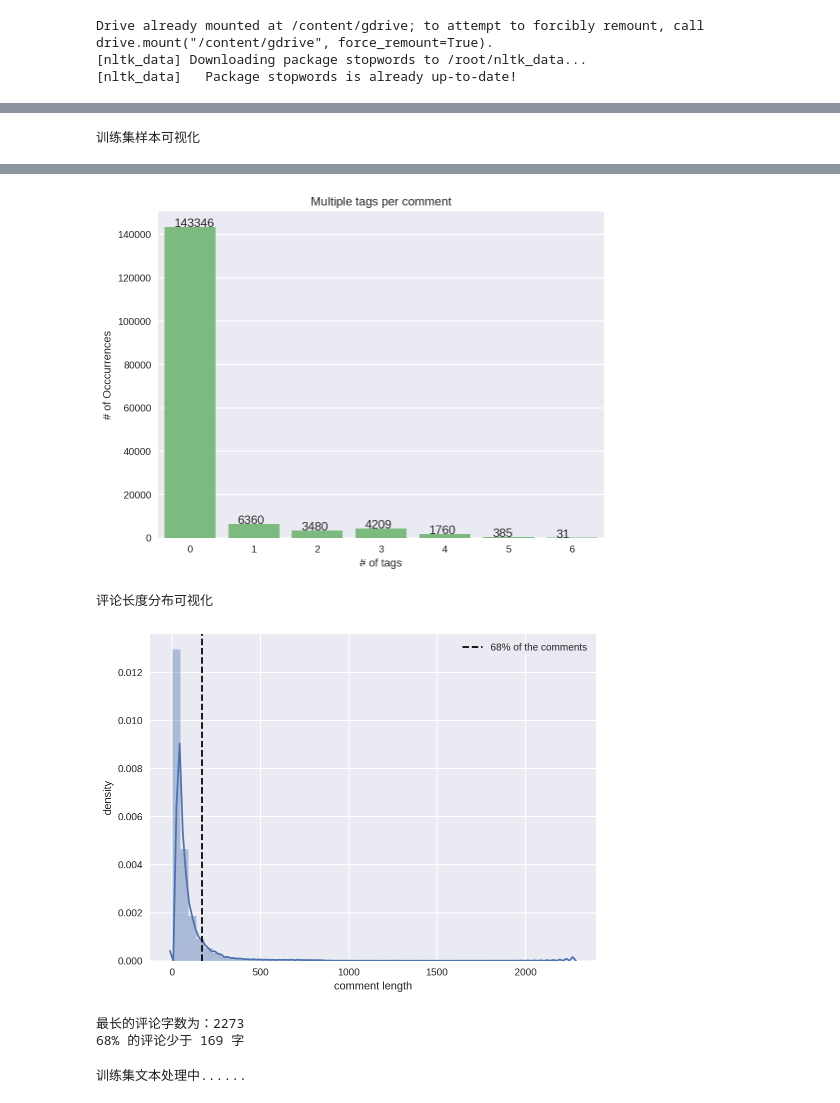
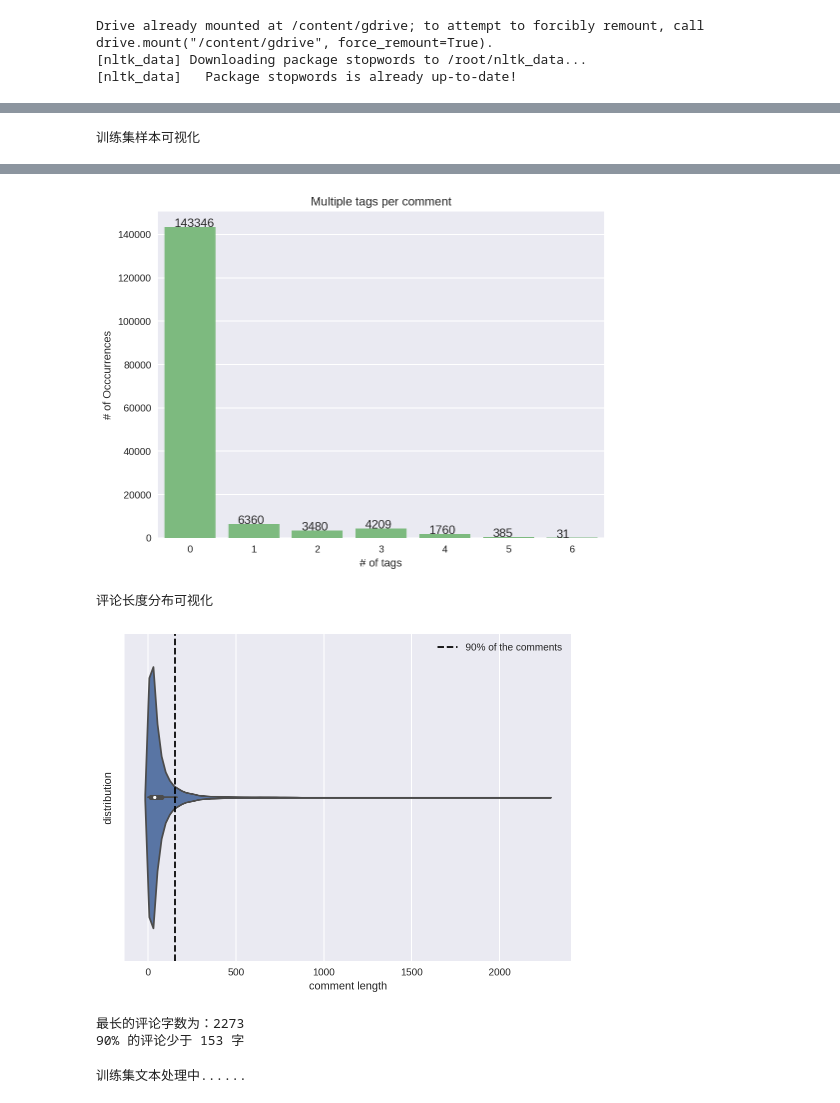
Before and after one commit to Zhengqi-Li/NLP, a Jupyter notebook: textCNN.ipynb, the cells around one changed output, grey strips where cells are left out. Drawn from its saved outputs; the diff is of its cells as text; code cells hidden in the pictures.

```diff
--- a/textCNN.ipynb
+++ b/textCNN.ipynb
@@ -105,39 +108,39 @@ plt.ylabel('# of Occcurrences')
 for a,b in enumerate(y):
     plt.text(a-0.25, b+0.05, s=b)
 plt.show()
 
 tag_num = {}
 for count in range(len(labels)+1):
     tag_num[count] = (col_sum == count).sum()
 x = list(tag_num.keys())
 y = list(tag_num.values())
 sb.barplot(x, y, palette=sb.color_palette("Greens", 1))
 plt.title('Multiple tags per comment')
 plt.xlabel('# of tags')
 plt.ylabel('# of Occcurrences')
 for a,b in enumerate(y):
     plt.text(a-0.25, b+0.05, s=b)
 plt.show()
 
 
 print('评论长度分布可视化')
 comment_len = train_data['comment_text'].apply(lambda x: len(x.split(' ')))
 # 位于长度一个标准偏差的位置的评论长度
-maxlen = np.ceil(np.mean(comment_len) + 1*np.std(comment_len)).astype('int')
-sb.distplot(comment_len)
-plt.axvline(x=maxlen, color='k', linestyle='--', label='68% of the comments')
+maxlen = int(np.percentile(comment_len, [90]))
+sb.violinplot(comment_len);
+plt.axvline(x=maxlen, color='k', linestyle='--', label='90% of the comments')
 plt.xlabel('comment length');
-plt.ylabel('density');
+plt.ylabel('distribution');
 plt.legend()
 plt.show()
 print('最长的评论字数为：{}'.format(np.max(comment_len)))
-print('68% 的评论少于 {} 字'.format(maxlen))
+print('90% 的评论少于 {} 字'.format(maxlen))
 # %% [output]
 训练集样本可视化
 [figure]
 [figure]
 评论长度分布可视化
-[figure, old version]
+[figure, new version]
 最长的评论字数为：2273
-68% 的评论少于 169 字
+90% 的评论少于 153 字
 # %%
```
Also changed, not shown: parts of 9 cells of this notebook.
